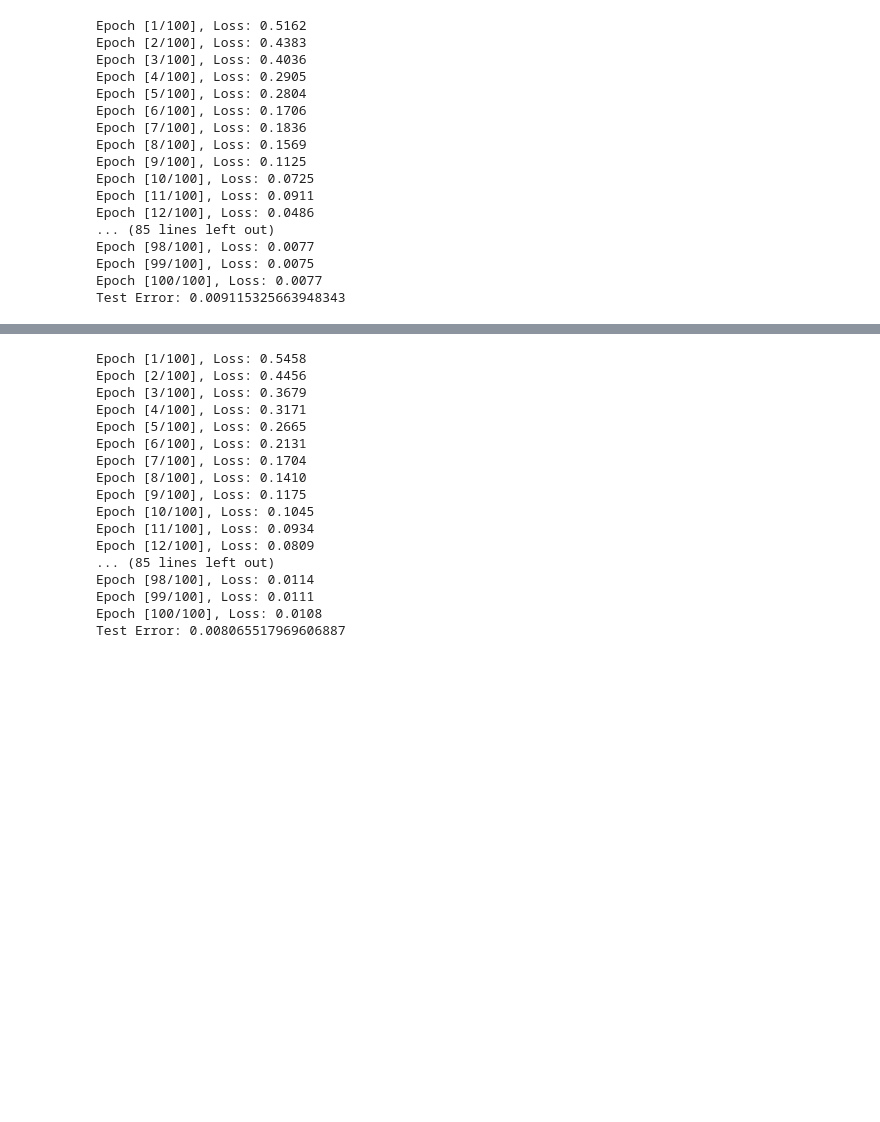
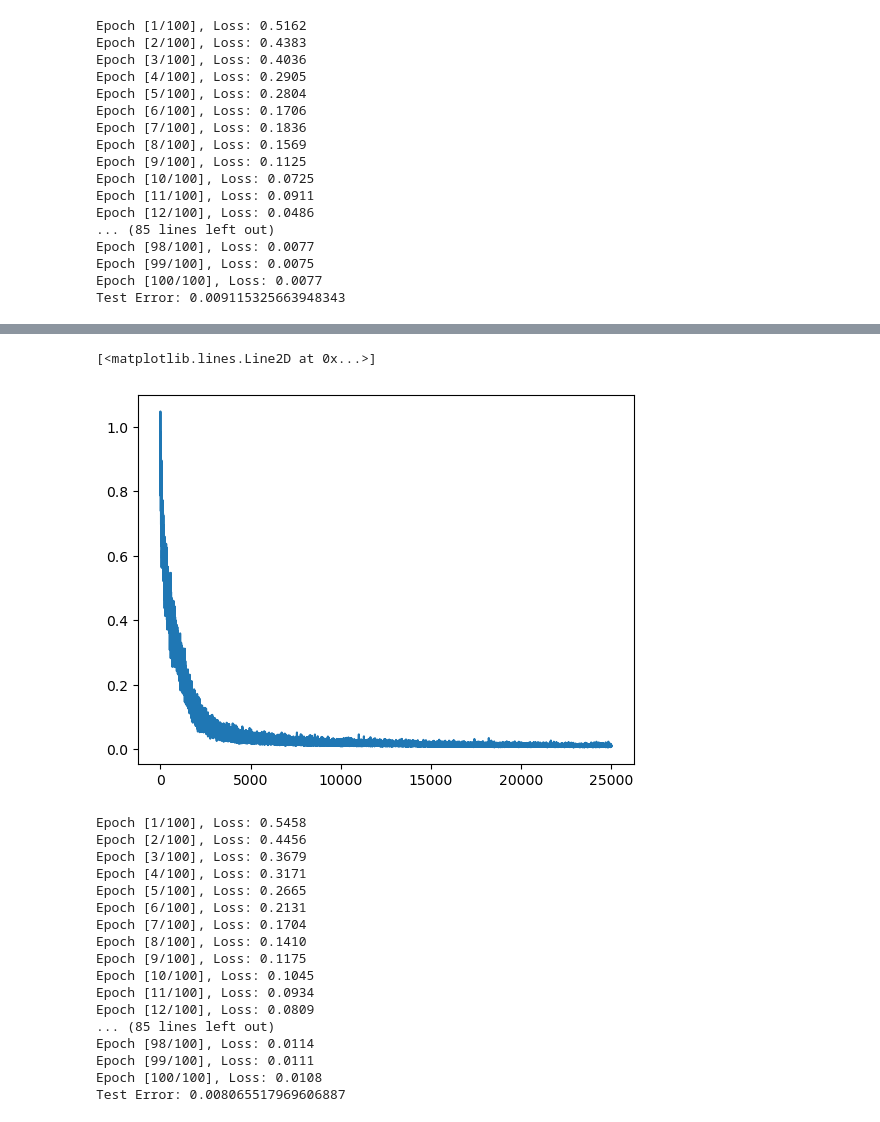
Before and after one commit to jacketdembys/wcci24, a Jupyter notebook: two-step-ik-learning/Network_Tests.ipynb, the cells around one changed output, grey strips where cells are left out. Saved outputs shown, nothing was run; the diff lists cells and outputs as text; code cells hidden in the pictures; blank space fills up the shorter version.

```diff
--- a/two-step-ik-learning/Network_Tests.ipynb
+++ b/two-step-ik-learning/Network_Tests.ipynb
@@ -161,13 +161,13 @@ class MyNetwork(nn.Module):
         return output
 
 # Example usage
-input_size = 10
-middle_state_size = 20
-output_size = 10
-second_network_path = 'path_to_second_network.pth'  # Replace with actual path
+# input_size = 10
+# middle_state_size = 20
+# output_size = 10
+# second_network_path = 'path_to_second_network.pth'  # Replace with actual path
 
-# Initialize the network
-my_network = MyNetwork(input_size, middle_state_size, output_size, second_network_path)
+# # Initialize the network
+# my_network = MyNetwork(input_size, middle_state_size, output_size, second_network_path)
 # %%
 class MLP(nn.Module):
     def __init__(self, input_size, hidden_sizes, output_size):
@@ -251,3 +327,8 @@ Test Error: 0.011640029678505564
+# %%
+plt.plot(np.array(training_total_loss))
+# %% [output]
+[<matplotlib.lines.Line2D at 0x...>]
+[figure, added]
 # %%
 model_weights_path = './model_weights/test_1.pth'
 
```
Also changed, not shown: parts of 7 cells of this notebook, 13 other files.
